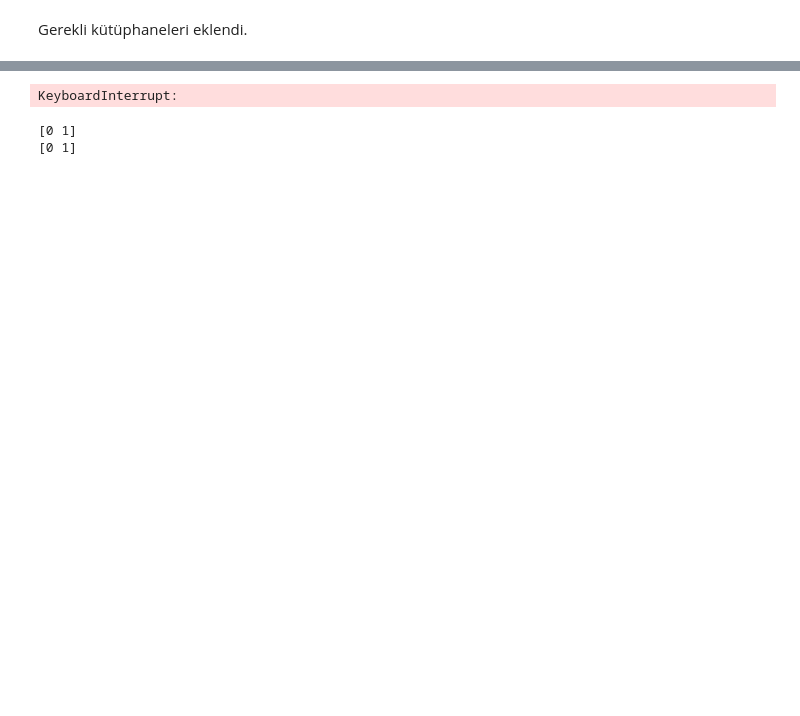
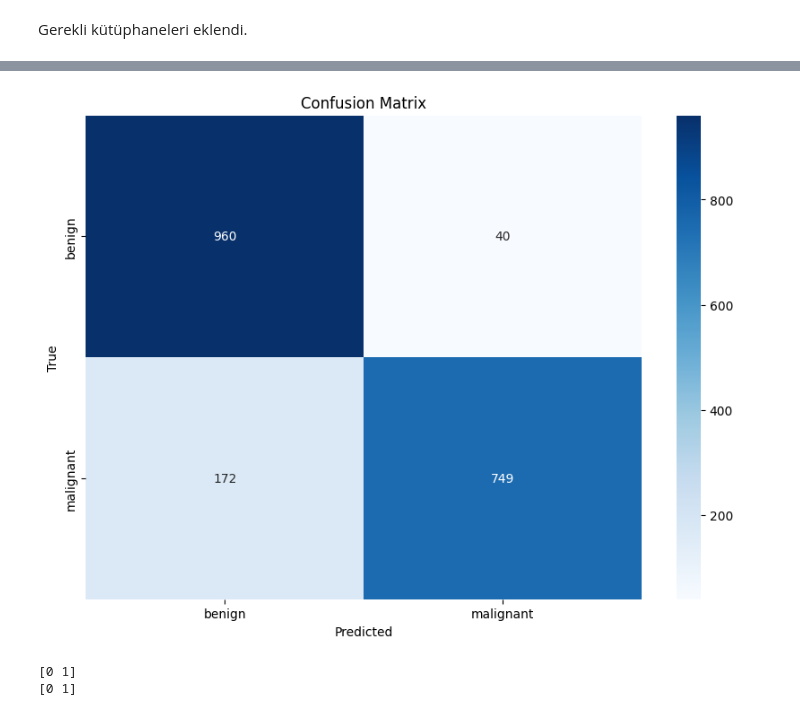
Before and after one commit to bahardmr08/Sagl-ktaYapayZeka, a Jupyter notebook: skin_cancer.ipynb, the cells around one changed output, grey strips where cells are left out. Drawn from its saved outputs; the diff is of its cells as text; code cells hidden in the pictures; blank space fills up the shorter version.

```diff
--- a/skin_cancer.ipynb
+++ b/skin_cancer.ipynb
@@ -546,61 +615,47 @@ plot_metrics(train_losses, train_accuracies, val_losses, val_accuracies, num_epo
 # %%
-from sklearn.metrics import classification_report, confusion_matrix
+import torch
 import seaborn as sns
 import matplotlib.pyplot as plt
-import torch
-from sklearn.preprocessing import LabelEncoder
+from sklearn.metrics import confusion_matrix
 
-# Model değerlendirme fonksiyonu
-def evaluate_model(model, test_loader, label_encoder, device):
+def plot_confusion_matrix(model, data_loader, label_encoder, device):
     model.eval()
     all_labels = []
-    all_preds = []
+    all_predictions = []
 
+    # Modelin tahminleri al
     with torch.no_grad():
-        # Test veri kümesinde her bir örneği döngü ile işleyin
-        for data in test_loader:
-            # Veriyi ayıralım
-            images, labels = data  # Tuple'dan veriyi ayırıyoruz
-
-            # Etiketleri sayısal değerlere dönüştür
-            labels = label_encoder.transform(labels)  # Sayısal hale getirme
-            labels = torch.tensor(labels).to(device)
-
-            # Görüntüleri cihaza taşıma
+        for images, labels in data_loader:
             images = images.to(device)
 
-            # Modeli çalıştırma
+            if isinstance(labels, torch.Tensor):
+                labels = labels.to(device)
+            else:
+                labels = label_encoder.transform(labels)
+                labels = torch.tensor(labels, dtype=torch.long).to(device)
+
+            # İleri geçiş
             outputs = model(images)
             _, predicted = torch.max(outputs, 1)
 
             all_labels.extend(labels.cpu().numpy())
-            all_preds.extend(predicted.cpu().numpy())
+            all_predictions.extend(predicted.cpu().numpy())
 
-    # Classification report
-    print("Classification Report:")
-    target_names = [str(cls) for cls in label_encoder.classes_]
-    print(classification_report(all_labels, all_preds, target_names=target_names))
+    # Confusion matrix hesapla
+    cm = confusion_matrix(all_labels, all_predictions)
 
-    # Confusion matrix
-    cm = confusion_matrix(all_labels, all_preds)
-    plt.figure(figsize=(8, 6))
+    # Confusion matrix'i görselleştir
+    plt.figure(figsize=(10, 7))
     sns.heatmap(cm, annot=True, fmt='d', cmap='Blues', xticklabels=label_encoder.classes_, yticklabels=label_encoder.classes_)
-    plt.xlabel('Predicted')
-    plt.ylabel('True')
-    plt.title('Confusion Matrix')
+    plt.title("Confusion Matrix")
+    plt.xlabel("Predicted")
+    plt.ylabel("True")
     plt.show()
 
-# LabelEncoder ile etiketleri sayılara dönüştürme
-label_encoder = LabelEncoder()
-label_encoder.fit(['benign', 'malignant'])  # Etiketlerinizi burada tanımlayın
-
-# Test işlemi için cihazın doğru tanımlandığından emin olun (GPU ya da CPU)
-device = torch.device('cuda' if torch.cuda.is_available() else 'cpu')
-
-# Modeli test edin
-evaluate_model(model, test_loader, label_encoder, device)
+# Kullanım
+plot_confusion_matrix(model, val_loader, label_encoder, device)
 # %% [output]
-KeyboardInterrupt:
+[figure, added]
 # %%
 print(train_df['labels'].unique())  # Eğitim veri setindeki etiketlerin benzersiz değerlerini kontrol et
 print(test_df['labels'].unique())   # Test veri setindeki etiketlerin benzersiz değerlerini kontrol et
```
Also changed, not shown: parts of 14 cells of this notebook, 10 other files.
